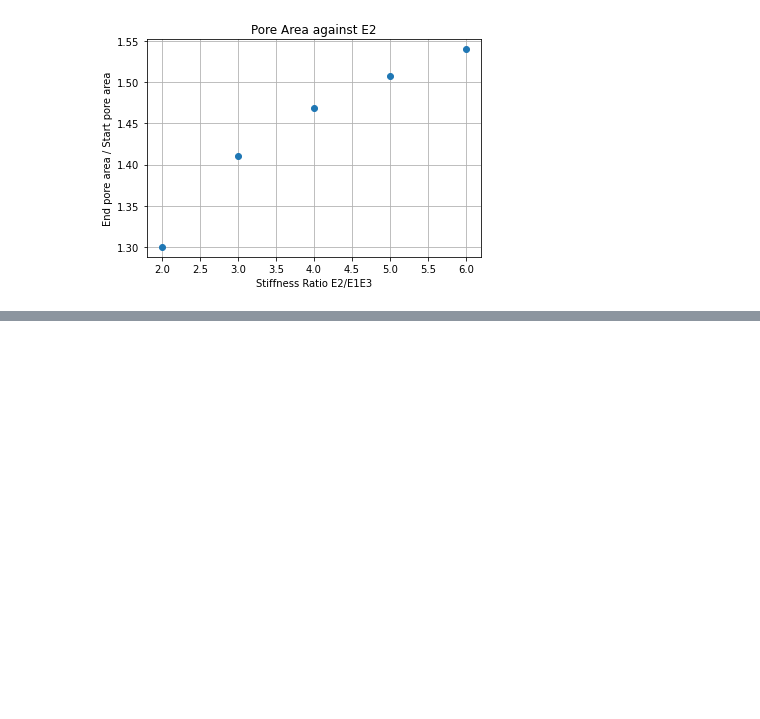
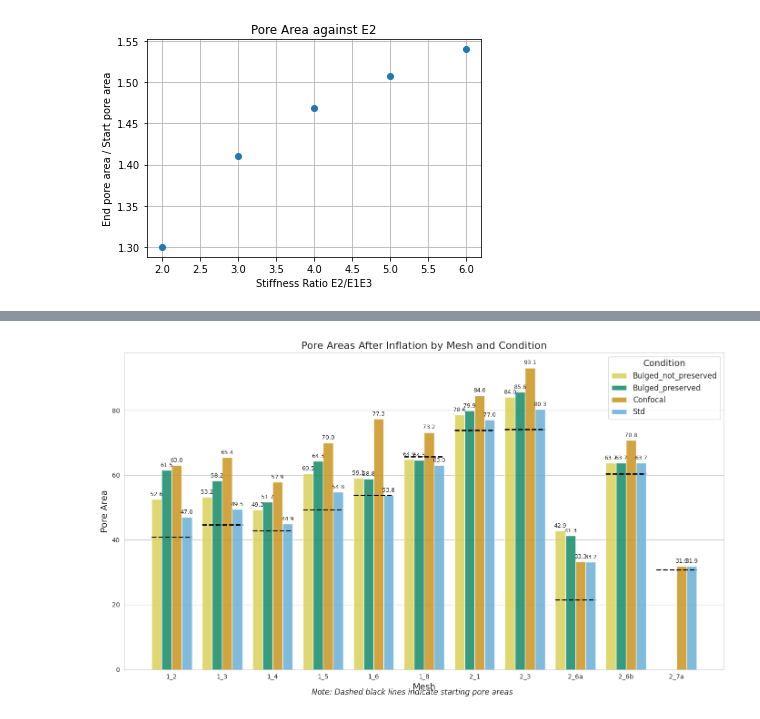
Before and after one commit to mtomtom/onion-stomatal-geometry, a Jupyter notebook: output/results.ipynb, the cells around one changed output, grey strips where cells are left out. Cells and saved outputs as stored; diff of their text form; code cells hidden in the pictures; blank space fills up the shorter version.

```diff
--- a/output/results.ipynb
+++ b/output/results.ipynb
@@ -566,0 +651,60 @@ plt.show()
+# %%
+# Create a grouped bar chart showing end pore areas by mesh and condition
+import matplotlib.pyplot as plt
+import seaborn as sns
+import numpy as np
+
+# Set styling
+plt.figure(figsize=(14, 8))
+sns.set_style("whitegrid")
+
+# Sort for consistent ordering
+df_comparisons_sorted = df_comparisons.sort_values(by=['Mesh', 'Condition'])
+
+# Set up the plot
+ax = sns.barplot(
+    data=df_comparisons_sorted,
+    x="Mesh",
+    y="End Area",
+    hue="Condition",
+    palette={"Confocal": "#E69F00",
+             "Std": "#56B4E9",
+             "Bulged_preserved": "#009E73",
+             "Bulged_not_preserved": "#F0E442"},
+    alpha=0.85
+)
+
+# Add horizontal lines showing start areas for each mesh
+for mesh in df_comparisons['Mesh'].unique():
+    mesh_data = df_comparisons[df_comparisons['Mesh'] == mesh]
+    # Get the first start area for this mesh (they're similar within each mesh)
+    start_area = mesh_data['Start Area'].iloc[0]
+
+    # Find x position for this mesh
+    mesh_idx = list(ax.get_xticklabels())
+    mesh_idx = [t.get_text() for t in mesh_idx].index(mesh)
+
+    # Draw a horizontal dashed line for the start area
+    line = ax.hlines(start_area, mesh_idx-0.4, mesh_idx+0.4,
+                     colors='black', linestyles='dashed', linewidth=2)
+
+# Add value labels on top of bars
+for container in ax.containers:
+    ax.bar_label(container, fmt='%.1f', fontsize=9, padding=3)
+
+# Customize the plot
+plt.title("Pore Areas After Inflation by Mesh and Condition", fontsize=16)
+plt.xlabel("Mesh", fontsize=14)
+plt.ylabel("Pore Area", fontsize=14)
+
+# Add a legend with custom title
+plt.legend(title="Condition", fontsize=12, title_fontsize=14)
+
+# Add text explaining the dashed lines
+plt.figtext(0.5, 0.01, "Note: Dashed black lines indicate starting pore areas",
+           ha="center", fontsize=12, style='italic')
+
+plt.tight_layout()
+plt.show()
+# %% [output]
+[figure, added]
```
Also changed, not shown: parts of 6 cells of this notebook, 2 other files.
